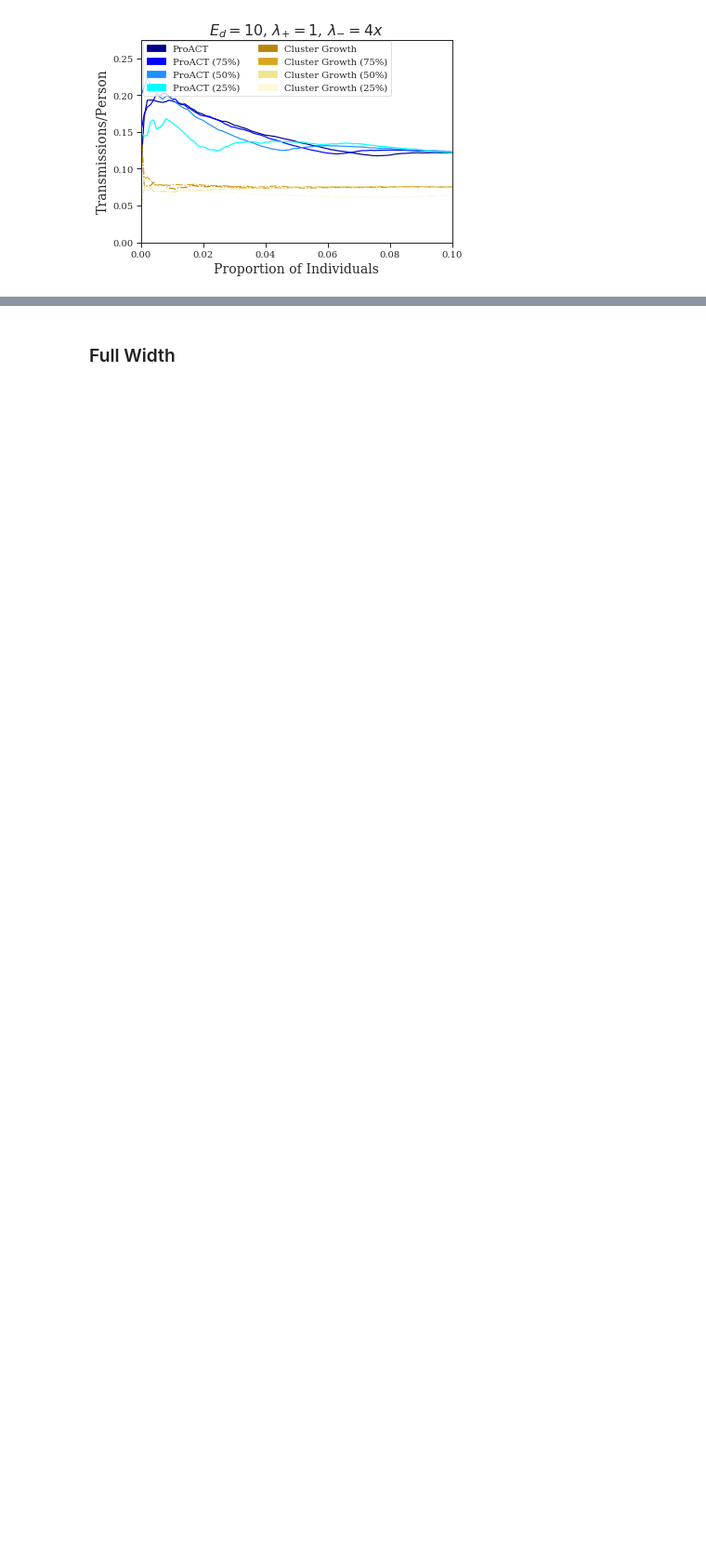
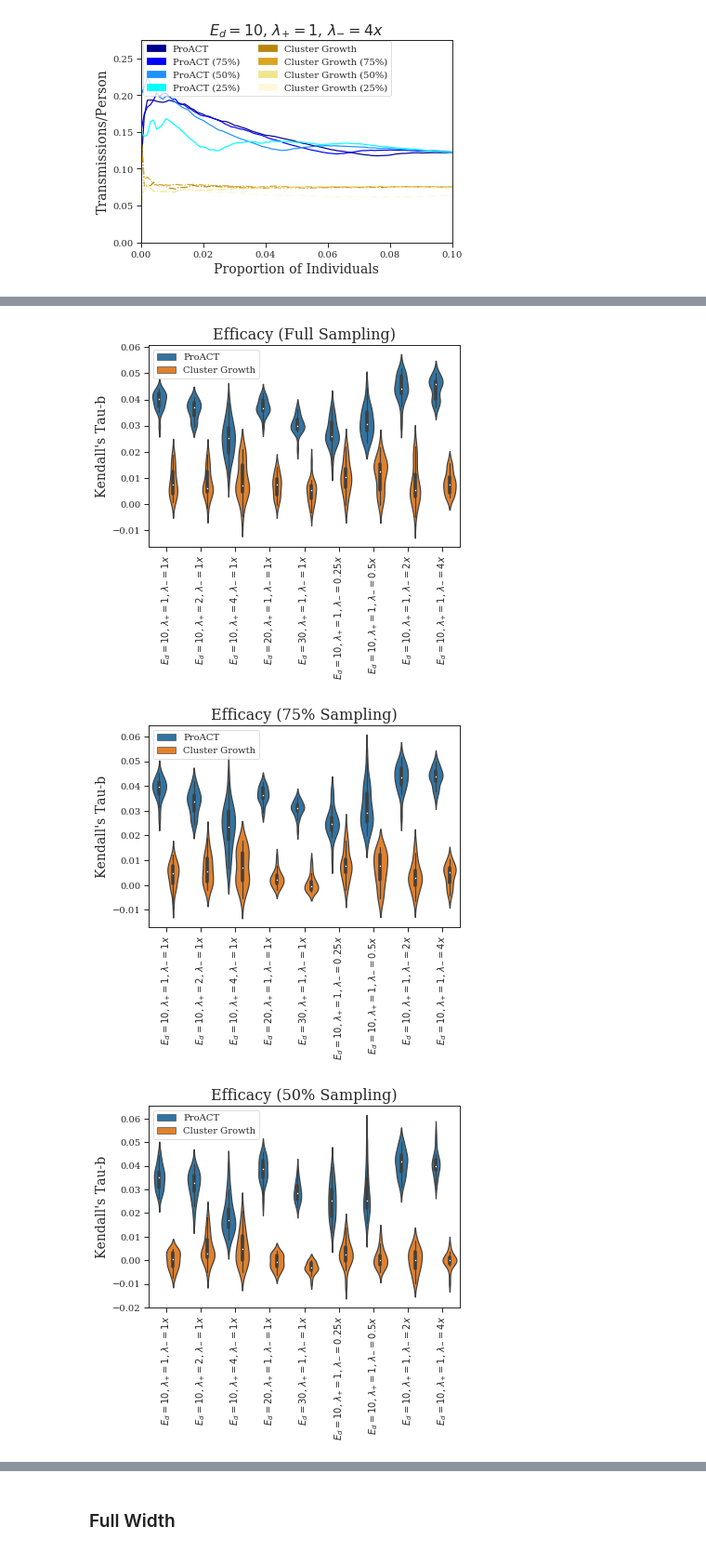
Before and after one commit to niemasd/ProACT-Paper-Final, a Jupyter notebook: scripts/Figures.ipynb, the cells around one changed output, grey strips where cells are left out. Shown at 93% size. Saved outputs shown, nothing was run; the diff lists cells and outputs as text; code cells hidden in the pictures; blank space fills up the shorter version.

Commit message:
Push figures notebook

```diff
--- a/scripts/Figures.ipynb
+++ b/scripts/Figures.ipynb
@@ -641,0 +517,19 @@ for K in Ks:
+# %%
+Ks = ['SAMPLE-FIRSTART_ARTRATE-1','SAMPLE-FIRSTART_ARTRATE-2','SAMPLE-FIRSTART_ARTRATE-4','SAMPLE-FIRSTART_EXPDEGREE-20','SAMPLE-FIRSTART_EXPDEGREE-30','SAMPLE-FIRSTART_STOPRATE-0.25x','SAMPLE-FIRSTART_STOPRATE-0.5x','SAMPLE-FIRSTART_STOPRATE-2x','SAMPLE-FIRSTART_STOPRATE-4x']
+for sub in ['', '.sub75', '.sub50', '.sub25']:
+    fig = plt.figure(); x = list(); y = list(); h = list()
+    for m in ['proact.ftmv', 'hivtrace']:
+        for K in Ks:
+            taus = [tau(e)[0] for e in eff['%s%s'%(m,sub)][K]]
+            y += taus
+            x += [tr[K]]*len(taus)
+            h += [metasim['label'][m]]*len(taus)
+    violinplot(x=x, y=y, hue=h)
+    plt.xticks(rotation=90)
+    plt.ylabel("Kendall's Tau-b")
+    plt.title("Efficacy (%s Sampling)" % {'':'Full', '.sub75':'75%', '.sub50':'50%', '.sub25':'25%'}[sub])
+    fig.savefig('%s/results_efficacy_tau%s.pdf'%(FIGDIR,sub.replace('.','_')), format='pdf', bbox_inches='tight')
+# %% [output]
+[figure, added]
+[figure, added]
+[figure, added]
```
Also changed, not shown: parts of 15 cells of this notebook.
